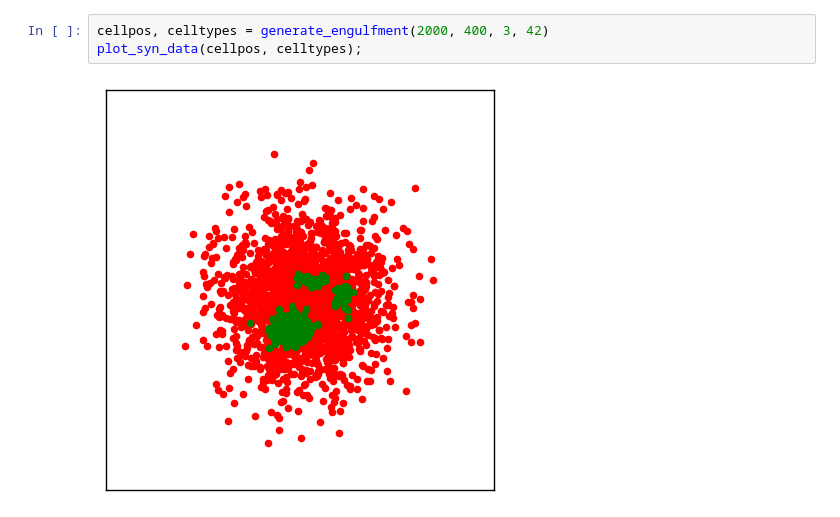
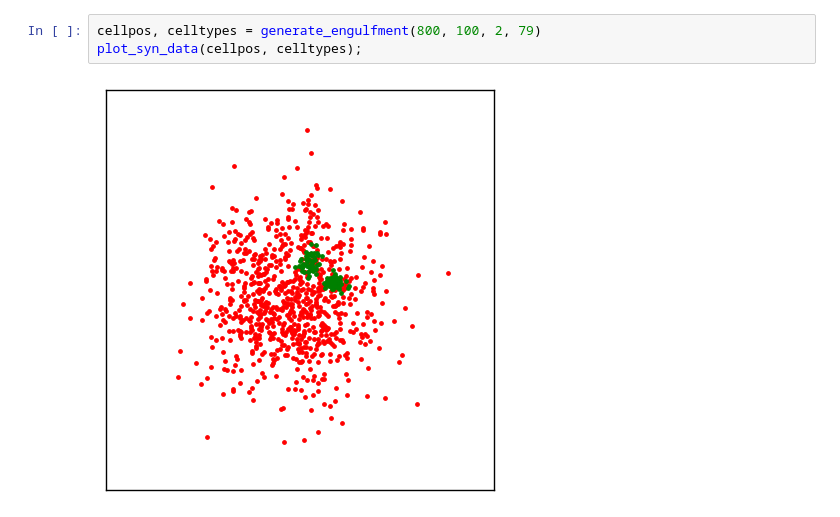
Before and after one commit to dbhaskar92/Coculture-ABM-Model, a Jupyter notebook: Generate Synthetic Data.ipynb, the cells around one changed output. Cells and saved outputs as stored; diff of their text form.

Commit message:
Minor bugfixes for synthetic data generation and parameter sweep visualization

```diff
--- a/Generate Synthetic Data.ipynb
+++ b/Generate Synthetic Data.ipynb
@@ -320,5 +362,5 @@ end;
 # %%
-cellpos, celltypes = generate_engulfment(2000, 400, 3, 42)
+cellpos, celltypes = generate_engulfment(800, 100, 2, 79)
 plot_syn_data(cellpos, celltypes);
 # %% [output]
-[figure, old version]
+[figure, new version]
```
Also changed, not shown: parts of 11 cells of this notebook, 4 other files.
